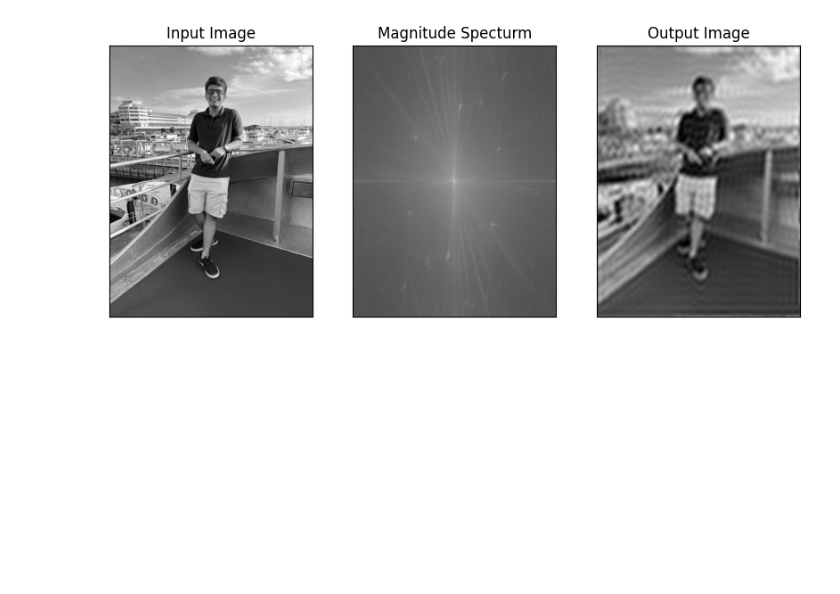
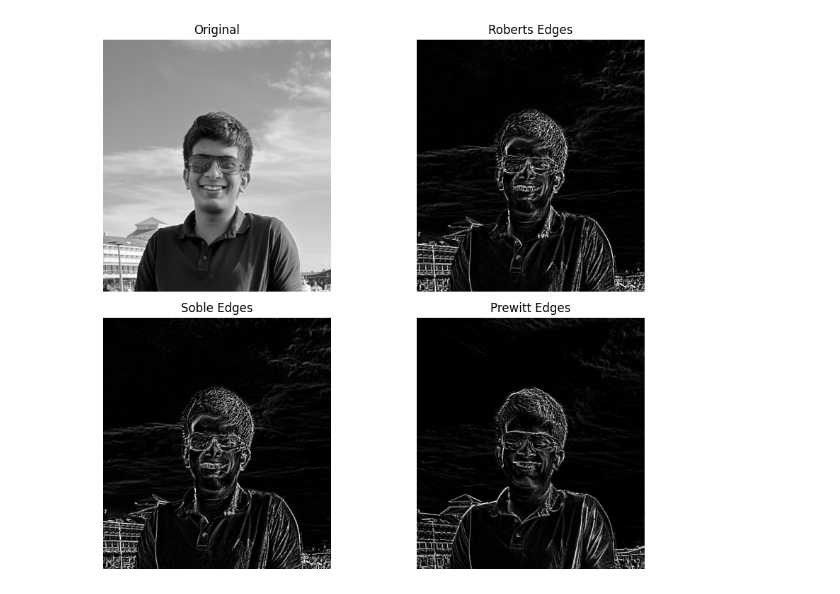
Before and after one commit to AnirbaanGhatak/Image-Processing, a Jupyter notebook: ipxp.ipynb, the cells around one changed output. Drawn from its saved outputs; the diff is of its cells as text; code cells hidden in the pictures; blank space fills up the shorter version.

```diff
--- a/ipxp.ipynb
+++ b/ipxp.ipynb
@@ -81,42 +9,8 @@ plt.show()
-# %%
-import numpy as np
-import cv2
-from matplotlib import pyplot as plt
-
-# read the input image
-# you can specify the path to image
-image = cv2.imread("IMG_2458.jpg", cv2.IMREAD_GRAYSCALE)
-
-magnitude_spectrum = 20 * np.log(cv2.magnitude(dft_shift[:, :, 0], dft_shift[:, :, 1]))
-
-# calculating the discrete Fourier transform
-DFT = cv2.dft(np.float32(image), flags=cv2.DFT_COMPLEX_OUTPUT)
-
-# reposition the zero-frequency component to the spectrum's middle
-shift = np.fft.fftshift(DFT)
-row, col = image.shape
-center_row, center_col = row // 2, col // 2
-
-# create a mask with a centered square of 1s
-mask = np.zeros((row, col, 2), np.uint8)
-mask[center_row - 30:center_row + 30, center_col - 30:center_col + 30] = 1
-
-# put the mask and inverse DFT in place.
-fft_shift = shift * mask
-fft_ifft_shift = np.fft.ifftshift(fft_shift)
-imageThen = cv2.idft(fft_ifft_shift)
-
-# calculate the magnitude of the inverse DFT
-imageThen = cv2.magnitude(imageThen[:,:,0], imageThen[:,:,1])
-
-# visualize the original image and the magnitude spectrum
-plt.figure(figsize=(10,10))
-plt.subplot(131), plt.imshow(image, cmap='gray')
-plt.title('Input Image'), plt.xticks([]), plt.yticks([])
-plt.subplot(132), plt.imshow(magnitude_spectrum, cmap='gray')
-plt.title('Magnitude Specturm'), plt.xticks([]), plt.yticks([])
-plt.subplot(133), plt.imshow(imageThen, cmap='gray')
-plt.title('Output Image'), plt.xticks([]), plt.yticks([])
-plt.show()
-# %% [output]
-[figure, removed]
+# %%
+# Load the image
+img = cv2.resize(cv2.imread('IMG_2458_grey_CLOSEUP.jpg',
+                 cv2.IMREAD_GRAYSCALE), (0, 0), fx=0.5, fy=0.5)
+nat = cv2.resize(cv2.imread('nature.jpg', cv2.IMREAD_GRAYSCALE),
+                 (0, 0), fx=0.5, fy=0.5)
+medical = cv2.resize(cv2.imread(
+    'medical.jpg', cv2.IMREAD_GRAYSCALE),(0, 0), fx=0.5, fy=0.5)
@@ -122,0 +61,4 @@ plt.show()
+# %%
+edges(img)
+# %% [output]
+[figure, added]
```
Also changed, not shown: parts of 5 cells of this notebook, 9 other files.
